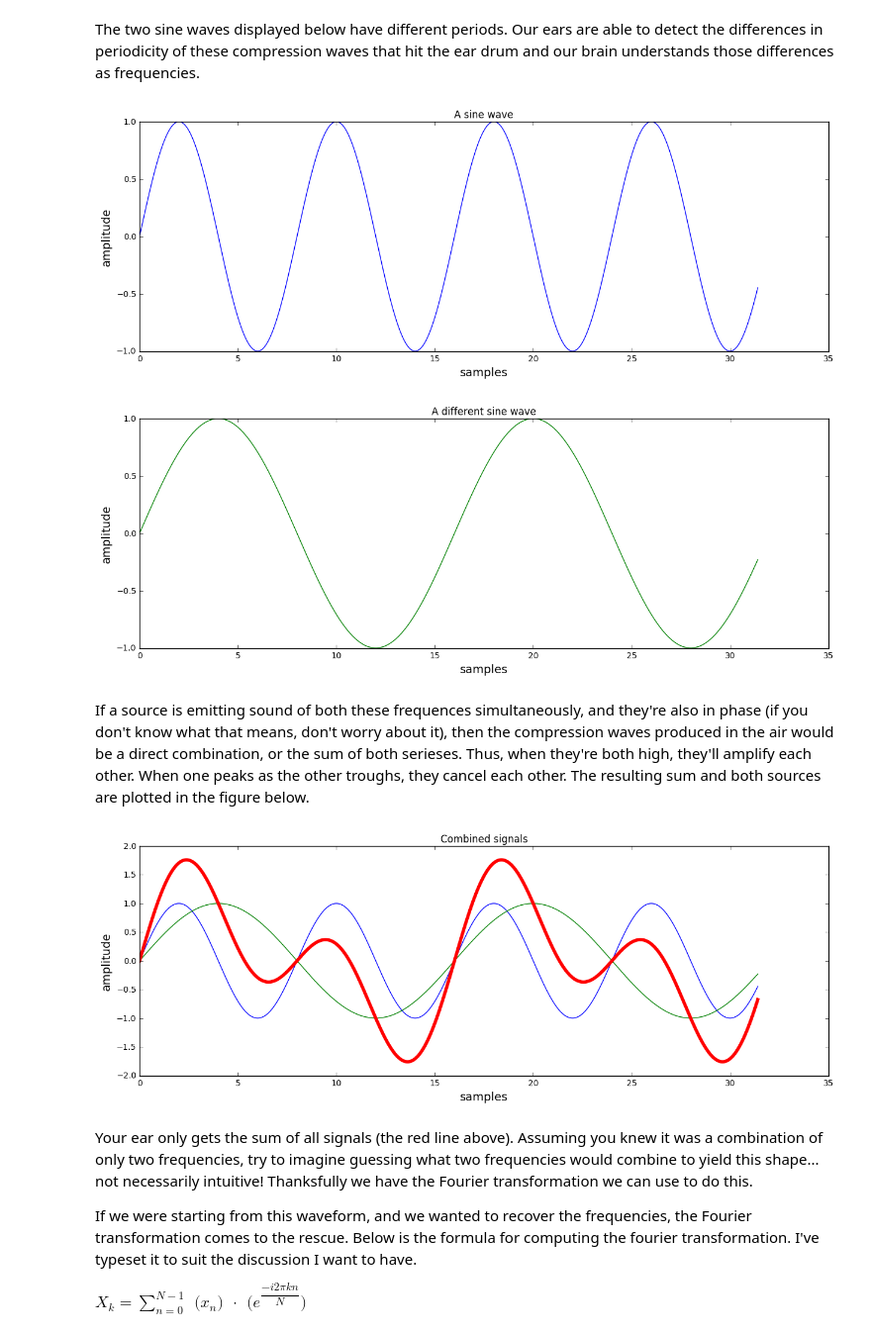
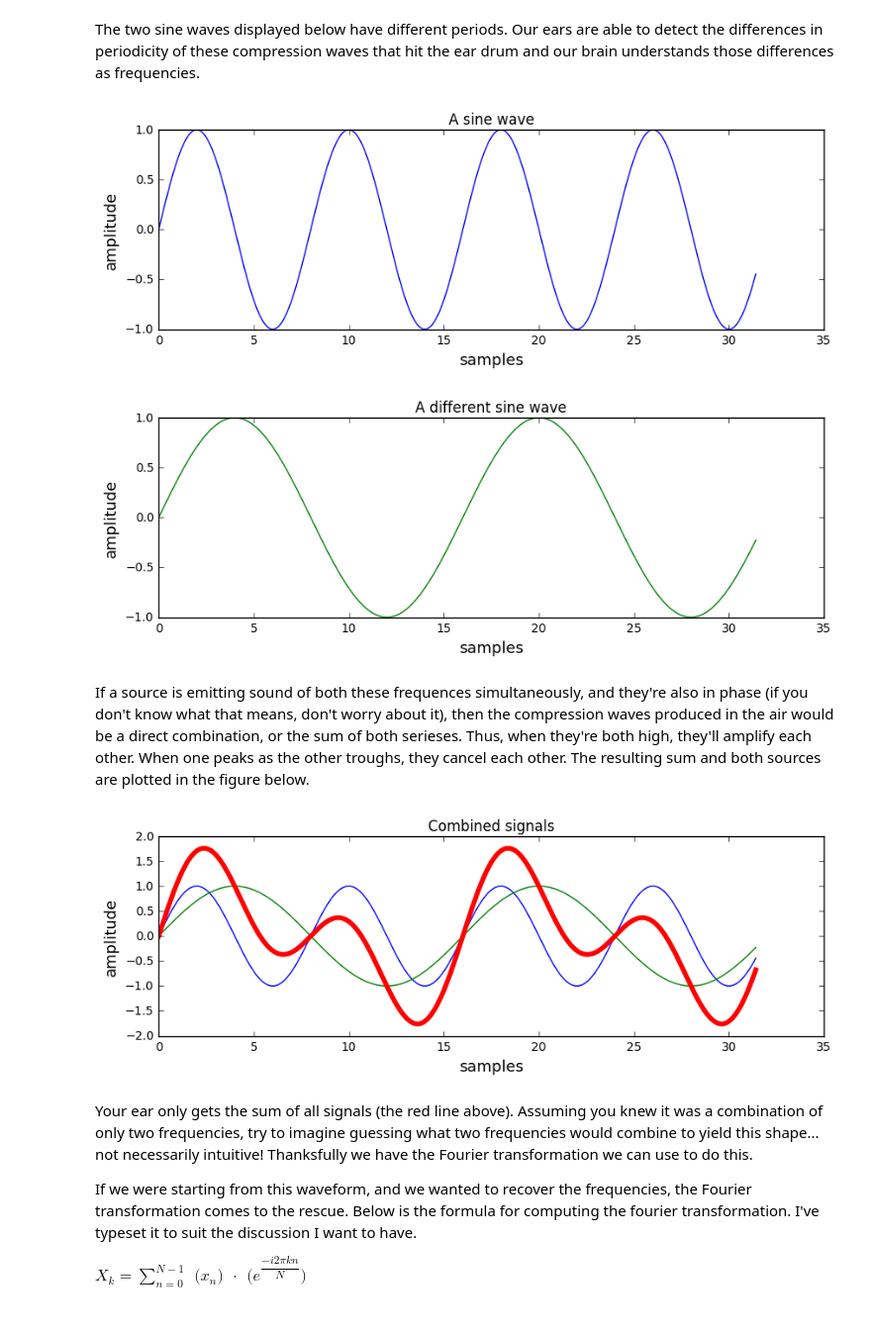
Before and after one commit to data-skeptic/blog, a Jupyter notebook: methods/2017/fft.ipynb, the cells around one changed output. Shown at 99% size. Cells and saved outputs as stored; diff of their text form; code cells hidden in the pictures.

Commit message:
fix plots

```diff
--- a/methods/2017/fft.ipynb
+++ b/methods/2017/fft.ipynb
@@ -27,36 +27,36 @@ period2 = np.pi * .125
 def plot_sine_wave(period, title, color):
     x = np.arange(0, np.pi * 10, .01)
     y = np.sin(x * period)
-    plt.figure(figsize=(15,5))
+    plt.figure(figsize=(10,3))
     plt.plot(x, y, color=color)
     plt.title(title)
-    plt.xlabel('samples', fontsize=14)
-    plt.ylabel('amplitude', fontsize=14)
+    plt.xlabel('samples', fontsize=13)
+    plt.ylabel('amplitude', fontsize=13)
     plt.show()
     return y
 # %%
 y1 = plot_sine_wave(period1, 'A sine wave', 'blue')
 # %% [output]
-[figure, old version]
+[figure, new version]
 # %%
 y2 = plot_sine_wave(period2, 'A different sine wave', 'green')
 # %% [output]
-[figure, old version]
+[figure, new version]
 # %% [markdown]
 If a source is emitting sound of both these frequences simultaneously, and they're also in phase (if you don't know what that means, don't worry about it), then the compression waves produced in the air would be a direct combination, or the sum of both serieses.  Thus, when they're both high, they'll amplify each other.  When one peaks as the other troughs, they cancel each other.  The resulting sum and both sources are plotted in the figure below.
 # %%
 x = np.arange(0, np.pi * 10, .01)
 y = y1 + y2
-plt.figure(figsize=(15,5))
+plt.figure(figsize=(10,3))
 plt.plot(x, y1, color='blue')
 plt.plot(x, y2, color='green')
 plt.plot(x, y, linewidth=4, color="red")
 plt.title('Combined signals')
-plt.xlabel('samples', fontsize=14)
-plt.ylabel('amplitude', fontsize=14)
+plt.xlabel('samples', fontsize=13)
+plt.ylabel('amplitude', fontsize=13)
 plt.show()
 # %% [output]
-[figure, old version]
+[figure, new version]
 # %% [markdown]
 Your ear only gets the sum of all signals (the red line above).  Assuming you knew it was a combination of only two frequencies, try to imagine guessing what two frequencies would combine to yield this shape... not necessarily intuitive!  Thanksfully we have the Fourier transformation we can use to do this.
 
```
Also changed, not shown: parts of 1 cell of this notebook.
